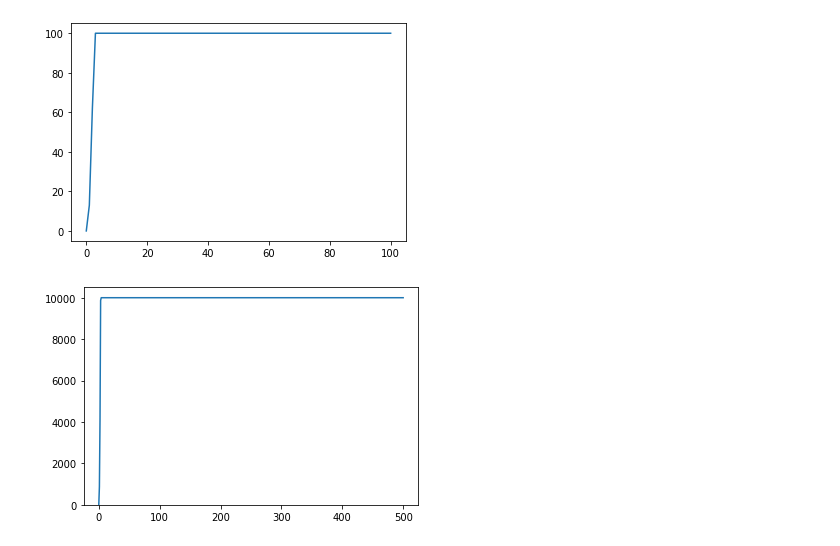
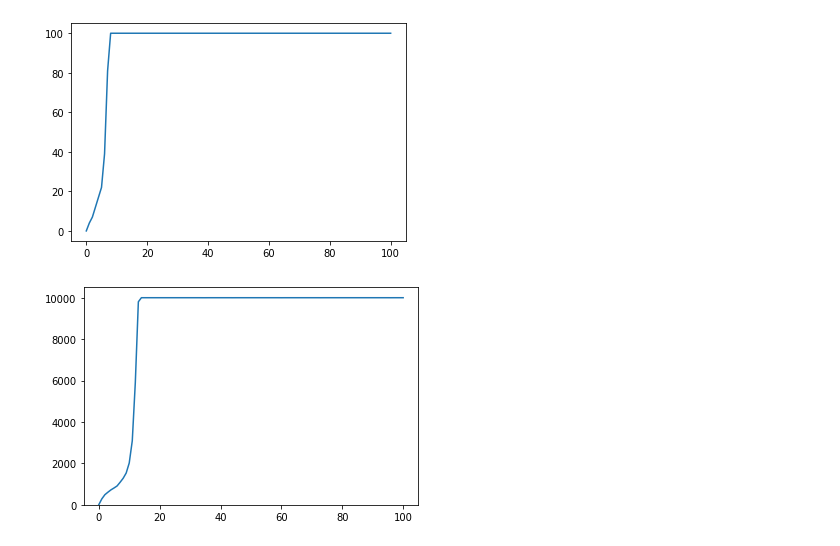
Before and after one commit to AlantheBenign/Critical-mass-model-for-social-dynamic, a Jupyter notebook: Modelo Novo/Thresholds of agents in riot evolution over time.ipynb, the cells around one changed output. Cells and saved outputs as stored; diff of their text form; code cells hidden in the pictures.

```diff
--- a/Modelo Novo/Thresholds of agents in riot evolution over time.ipynb
+++ b/Modelo Novo/Thresholds of agents in riot evolution over time.ipynb
@@ -20,30 +19,46 @@ deviation = 12
 agents = func.create_agents(N,average,deviation)
 
 steps = 100
+sector0_size = 100
+sector1_size = 0
 
-progression = func.simulate_riot_stochastic_exit(agents, steps)
+#progression = func.simulate_riot_stochastic_exit(agents, steps)
+
+system = func.System(agents, sector0_size, sector1_size)
+progression = func.simulate_riot_sectors_exit(system, steps)
 
 plt.figure()
-plt.plot(progression)
-plt.ylim(-5,105)
+#plt.plot(progression)
+plt.plot(progression[0])
+plt.ylim(-5,1.05*N)
 plt.show()
 # %% [output]
-[figure, old version]
+[figure, new version]
 # %%
 N = 10000
-average = 24
+average = 28
 deviation = 12
 
 agents = func.create_agents(N,average,deviation)
+agents2 = np.copy(agents)
 
-steps = 500
+steps = 100
+sector0_size = N
+sector1_size = 0
 
-progression, states = func.simulate_riot_stochastic_exit_intermediary(agents, steps)
+#progression, states = func.simulate_riot_stochastic_exit_intermediary(agents, steps)
+
+system = func.System(agents, sector0_size, sector1_size)
+
+progression, states = func.simulate_riot_sectors_exit_intermediary(system, steps)
+
+agents = agents2
 
 plt.figure()
-plt.plot(progression)
+#plt.plot(progression)
+plt.plot(progression[0])
 plt.ylim(-5,N+N/20)
 plt.show()
 # %% [output]
-[figure, old version]
+[figure, new version]
 # %%
```
Also changed, not shown: parts of 10 cells of this notebook, 6 other files.
